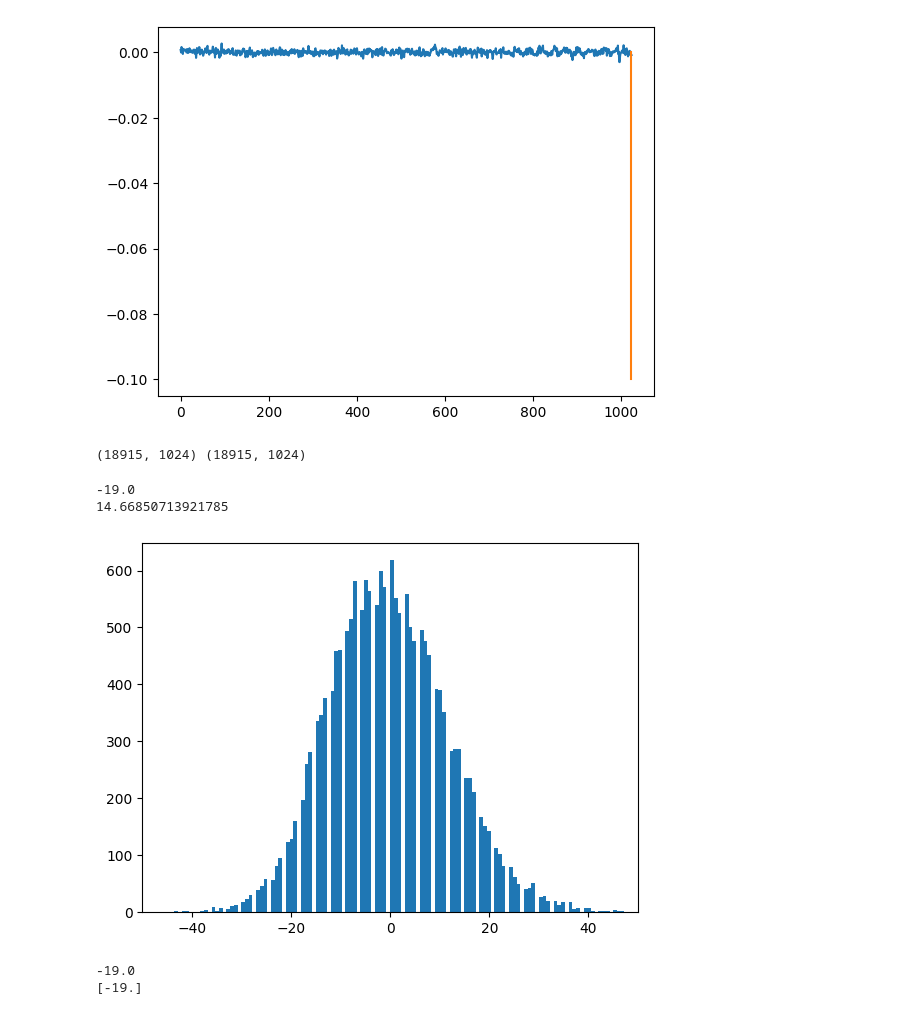
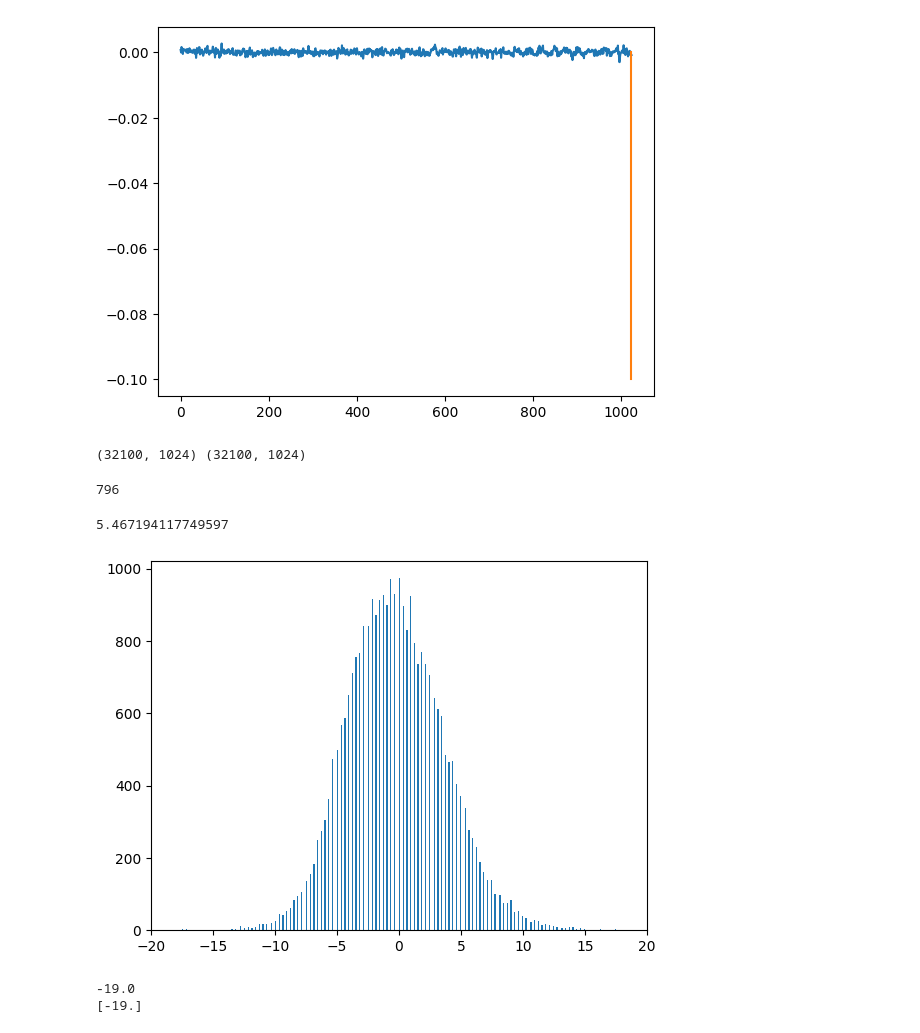
Before and after one commit to 0-DvD-0/Sfera, a Jupyter notebook: Jupyter/timing_waveforms_v2.ipynb, the cells around one changed output. Cells and saved outputs as stored; diff of their text form; code cells hidden in the pictures.

```diff
--- a/Jupyter/timing_waveforms_v2.ipynb
+++ b/Jupyter/timing_waveforms_v2.ipynb
@@ -122,7 +122,7 @@ for i in range(16):
         map[i]=np.where(coppia.flatten()==i)[0]
 print(map)
 
-n=3
+n=5
 firstch_limits=    [  [carica_gamma[coppia[i][0]]+n*0.07*carica_gamma[coppia[i][0]], carica_gamma[coppia[i][0]]-n*n*0.07*carica_gamma[coppia[i][0]] ] for i in range(len(coppia))]
 secondch_limits= [  [carica_gamma[coppia[i][1]]+n*0.07*carica_gamma[coppia[i][1]], carica_gamma[coppia[i][1]]-n*0.07*carica_gamma[coppia[i][1]] ] for i in range(len(coppia))   ]
 
@@ -474,8 +482,13 @@ wf_2_len = len(paired_wf_2)
 print(np.array(paired_wf_1).shape, np.array(paired_wf_2).shape)
 new_wf_1 = np.array(paired_wf_1).reshape([np.array(paired_wf_1).shape[0], 1, np.array(paired_wf_1).shape[1]])
 new_wf_2 = np.array(paired_wf_2).reshape([np.array(paired_wf_2).shape[0], 1, np.array(paired_wf_2).shape[1]])
+
+del wf_1_len
+del wf_2_len
+gc.collect()
 # %% [output]
-(18915, 1024) (18915, 1024)
+(32100, 1024) (32100, 1024)
+796
 # %%
 def timing_from_wf(wf_arr, thresold, samp):
 
@@ -510,25 +523,23 @@ def timing_from_wf(wf_arr, thresold, samp):
 # %%
 ledg_1 = timing_from_wf(new_wf_1, -0.005, 1)
 ledg_2 = timing_from_wf(new_wf_2, -0.005, 1)
 
 times = ledg_1[:, 0] - ledg_2[:, 0]
 
-print(times[2])
 to_drop = np.isfinite(times)
 
 times = times[to_drop]
 ledg_1=ledg_1[to_drop]
 ledg_2=ledg_2[to_drop]
 new_wf_1=new_wf_1[to_drop]
 new_wf_2=new_wf_2[to_drop]
 
-edg, bin, _ = plt.hist(times , bins = 400, range = (-150, 150))
-plt.xlim(-50,50)
-print(np.std(times))
+edg, bin, _ = plt.hist(times * 0.312 , bins = 400, range = (-20, 20))
+plt.xlim(-20,20)
+print(np.std(times) * 0.312)
 # %% [output]
--19.0
-14.66850713921785
+5.467194117749597
-[figure, old version]
+[figure, new version]
 # %%
 print(times[2])
 print(ledg_1[2]-ledg_2[2])
```
Also changed, not shown: parts of 10 cells of this notebook.
